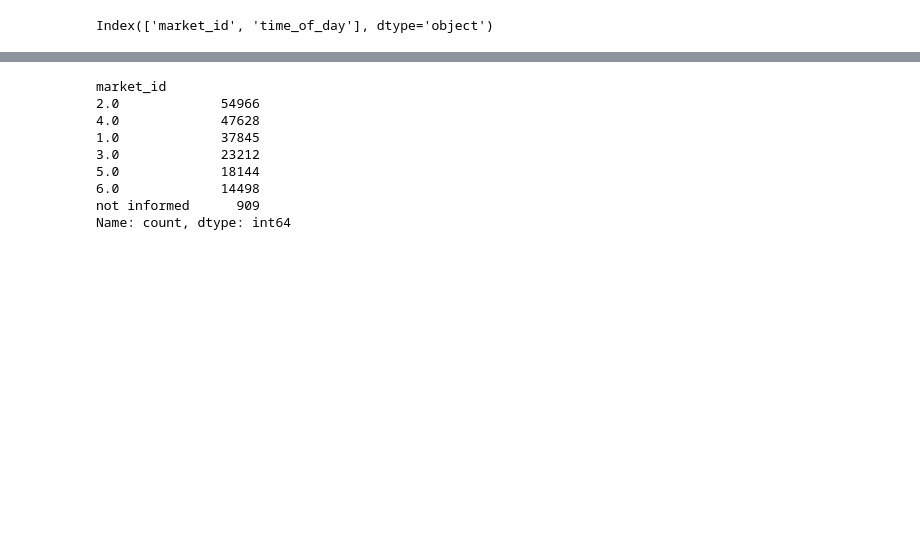
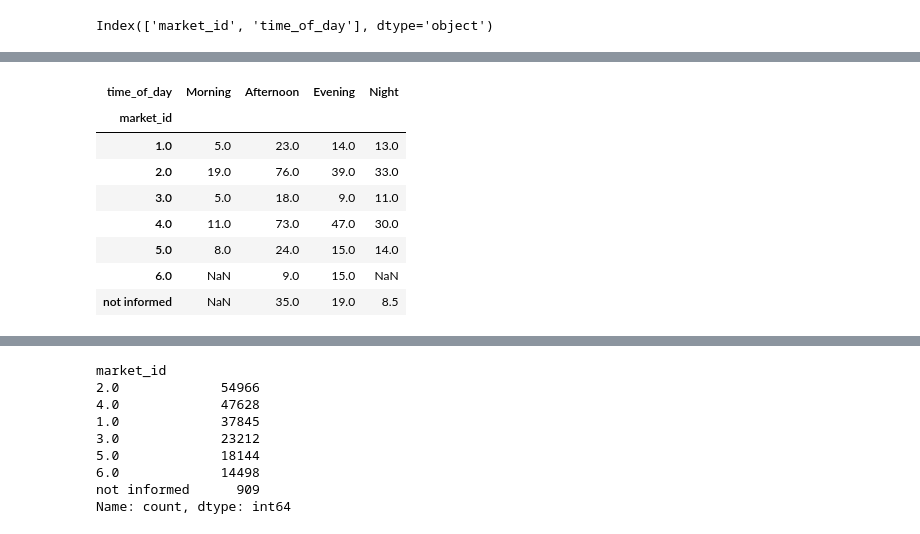
Before and after one commit to FilipeMouraoGit/kaggle_challenges, a Jupyter notebook: exploratory_notebook.ipynb, the cells around one changed output, grey strips where cells are left out. Drawn from its saved outputs; the diff is of its cells as text; code cells hidden in the pictures; blank space fills up the shorter version.

```diff
--- a/exploratory_notebook.ipynb
+++ b/exploratory_notebook.ipynb
@@ -63,3 +66,17 @@ curated_data.loc[curated_data['store_id'].eq(4210)]['market_id'].value_counts()
 market_id
 2.0    490
 Name: count, dtype: int64
+# %%
+column_methods={
+    'market_id':'fill with new category',
+    'store_primary_category':'fill with new category',
+    'order_protocol':'fill with median',
+    'total_outstanding_orders':'fill with cluster median',
+    'total_onshift_dashers':'fill with cluster median',
+    'availabe_dashers_onshift':'fill with cluster median'
+}
+
+fillna_datahandler = DataHandler(data=curated_data.copy(),column_methods=column_methods)
+curated_data_complete =  fillna_datahandler.fill_na_with_new_category()
+curated_data_complete =  fillna_datahandler.fill_na_with_median()
+curated_data_complete =  fillna_datahandler.fill_na_with_cluster_median()
@@ -384,0 +354,12 @@ Overall median availabe_dashers_onshift = 1.0
+# %%
+fillna_datahandler.fill_with_cluster_value['total_onshift_dashers'].pivot(index='market_id',columns='time_of_day', values='median_value')[['Morning', 'Afternoon', 'Evening', 'Night']]
+# %% [output]
+| time_of_day | Morning | Afternoon | Evening | Night |
+| market_id |  |  |  |  |
+| 1.0 | 5.0 | 23.0 | 14.0 | 13.0 |
+| 2.0 | 19.0 | 76.0 | 39.0 | 33.0 |
+| 3.0 | 5.0 | 18.0 | 9.0 | 11.0 |
+| 4.0 | 11.0 | 73.0 | 47.0 | 30.0 |
+| 5.0 | 8.0 | 24.0 | 15.0 | 14.0 |
+| 6.0 | NaN | 9.0 | 15.0 | NaN |
+| not informed | NaN | 35.0 | 19.0 | 8.5 |
```
Also changed, not shown: parts of 24 cells of this notebook, 1 other file.
